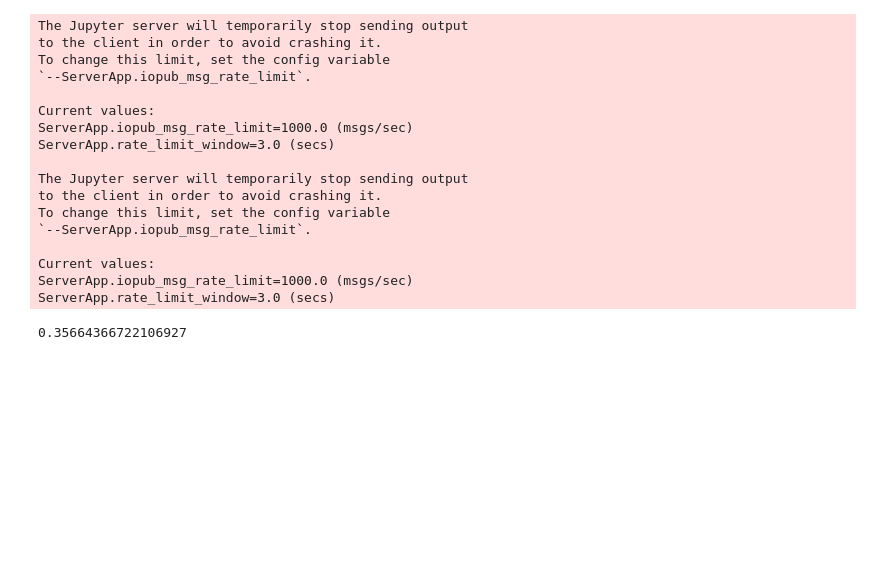
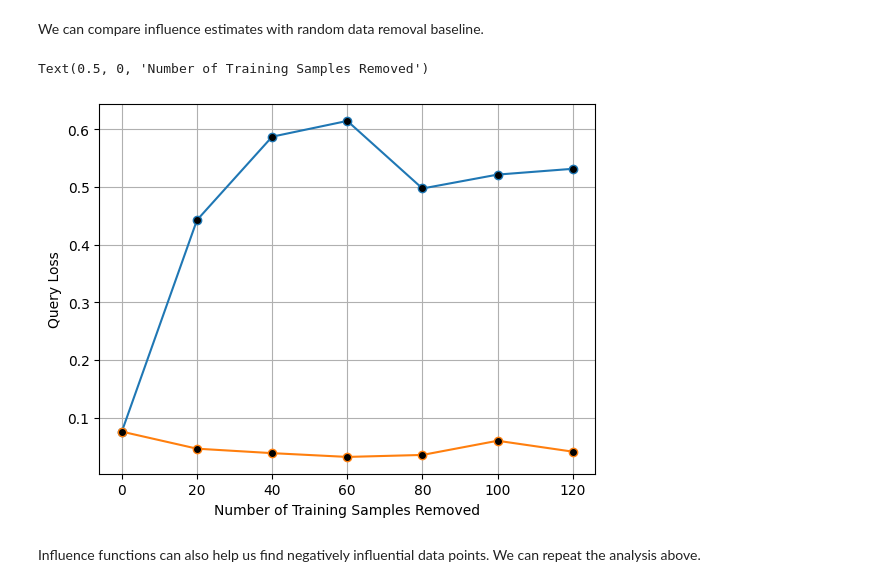
Before and after one commit to pomonam/kronfluence, a Jupyter notebook: examples/uci/tutorial.ipynb, the cells around one changed output. Cells and saved outputs as stored; diff of their text form; code cells hidden in the pictures; blank space fills up the shorter version.

```diff
--- a/examples/uci/tutorial.ipynb
+++ b/examples/uci/tutorial.ipynb
@@ -339,3 +326,9 @@ ServerApp.rate_limit_window=3.0 (secs)
+# %%
+num_iter = 20
+base_loss = 0
+for _ in range(num_iter):
+    base_loss += train_and_evaluate(current_train_dataset=train_dataset, current_eval_dataset=single_query_dataset)
+base_loss /= num_iter
 # %%
 base_loss
 # %% [output]
@@ -342,0 +390,12 @@ base_loss
+# %%
+topk_lst = [20, 40, 60, 80, 100, 120]
+averaged_loss_lst = []
+
+for topk in topk_lst:
+    keep_indices = get_topk_keep_indices(summed_scores, topk=topk)
+
+    new_loss = 0
+    for _ in range(num_iter):
+        new_loss += train_and_evaluate(current_train_dataset=torch.utils.data.Subset(train_dataset, keep_indices), current_eval_dataset=single_query_dataset)
+    new_loss /= num_iter
+    averaged_loss_lst.append(new_loss)
@@ -343,30 +412,29 @@ base_loss
+# %% [markdown]
+We can compare influence estimates with random data removal baseline.
+# %%
+from random import shuffle
+
+random_indices = list(range(summed_scores.shape[0]))
+shuffle(random_indices)
 # %%
-top_indices = get_top_k_indices(summed_scores, top_k=50)
-keep_indices = get_keep_indices(top_indices)
+random_averaged_loss_lst = []
 
-new_loss = 0
-for _ in range(num_iter):
-    new_loss += train_and_evaluate(current_train_dataset=torch.utils.data.Subset(train_dataset, keep_indices), current_eval_dataset=small_query_dataset)
-new_loss /= num_iter
+for topk in topk_lst:
+    keep_indices = random_indices[topk:]
+
+    new_loss = 0
+    for _ in range(num_iter):
+        new_loss += train_and_evaluate(current_train_dataset=torch.utils.data.Subset(train_dataset, keep_indices), current_eval_dataset=single_query_dataset)
+    new_loss /= num_iter
+    random_averaged_loss_lst.append(new_loss)
-# %% [output]
-The Jupyter server will temporarily stop sending output
-to the client in order to avoid crashing it.
-To change this limit, set the config variable
-`--ServerApp.iopub_msg_rate_limit`.
-
-Current values:
-ServerApp.iopub_msg_rate_limit=1000.0 (msgs/sec)
-ServerApp.rate_limit_window=3.0 (secs)
-
-The Jupyter server will temporarily stop sending output
-to the client in order to avoid crashing it.
-To change this limit, set the config variable
-`--ServerApp.iopub_msg_rate_limit`.
-
-Current values:
-ServerApp.iopub_msg_rate_limit=1000.0 (msgs/sec)
-ServerApp.rate_limit_window=3.0 (secs)
-# %%
-new_loss
-# %% [output]
-0.35664366722106927
+# %%
+plt.plot([0] + topk_lst, [base_loss] + averaged_loss_lst, "o-", markerfacecolor="k", label="IF")
+plt.plot([0] + topk_lst, [base_loss] + random_averaged_loss_lst, "o-", markerfacecolor="k", label="Random")
+plt.grid()
+plt.ylabel("Query Loss")
+plt.xlabel("Number of Training Samples Removed")
+# %% [output]
+Text(0.5, 0, 'Number of Training Samples Removed')
+[figure, added]
+# %% [markdown]
+Influence functions can also help us find negatively influential data points. We can repeat the analysis above.
```
Also changed, not shown: parts of 95 cells of this notebook, 13 other files.
